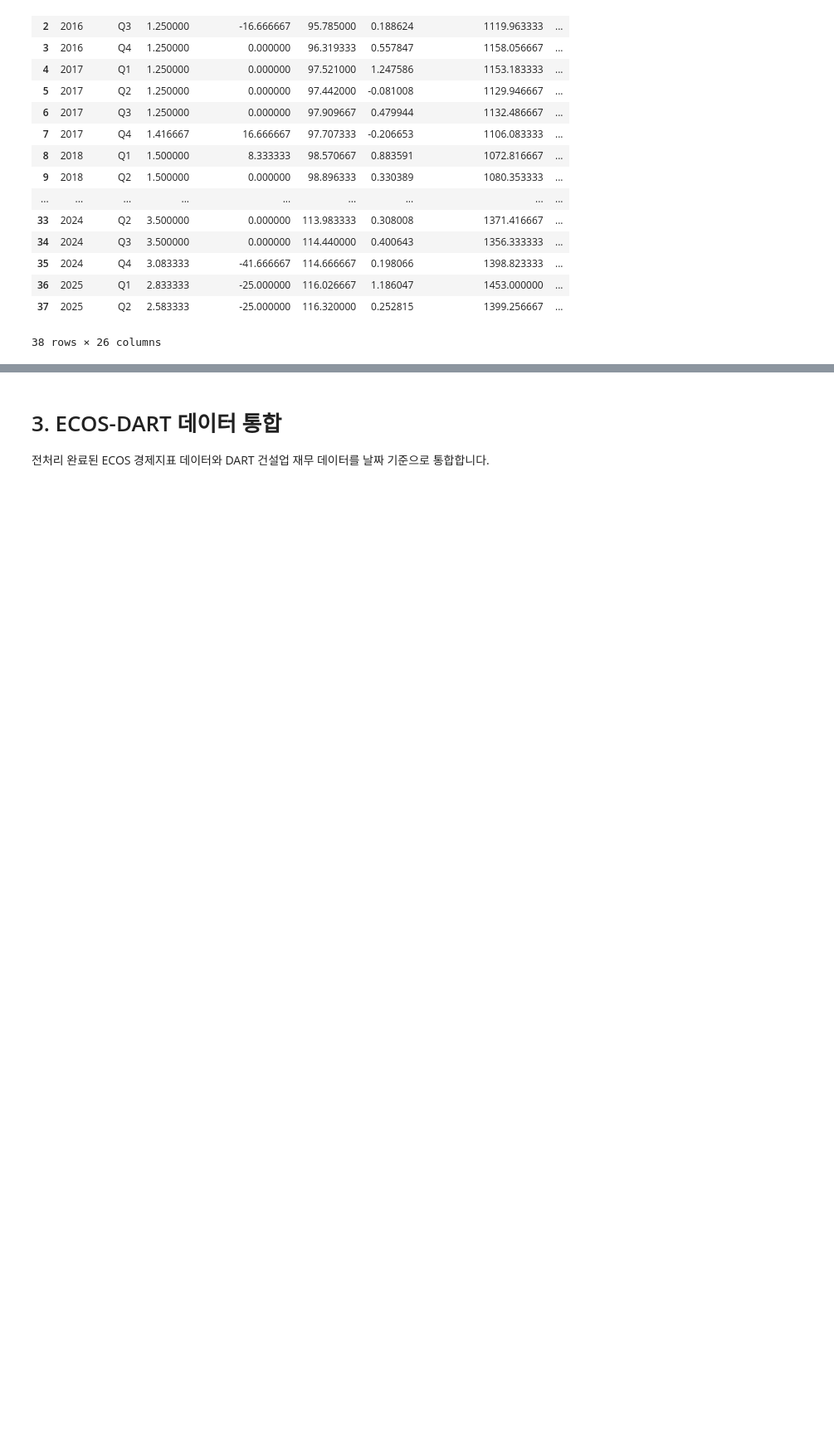
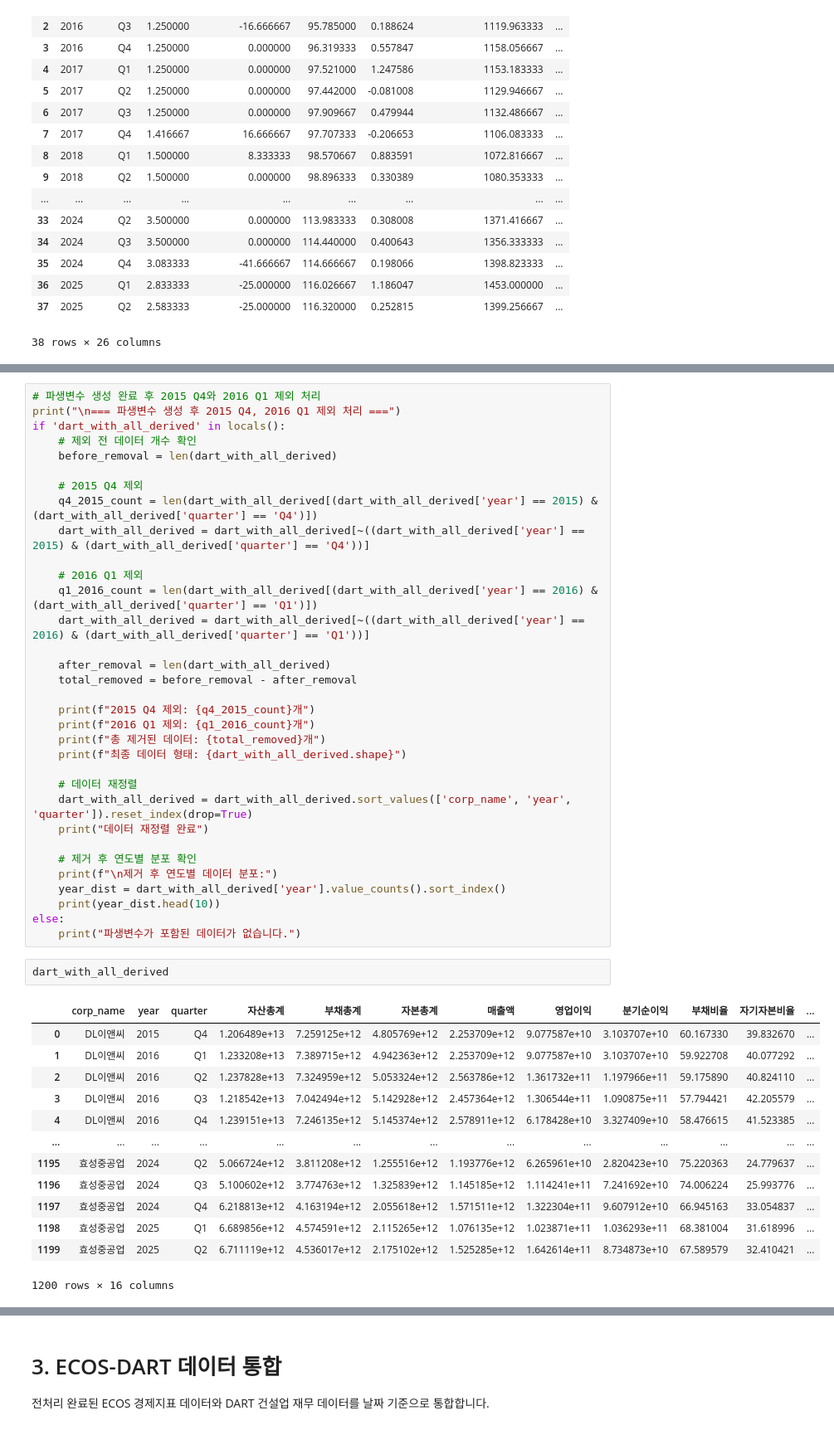
Before and after one commit to kor-ie-proj/kor-ie-proj, a Jupyter notebook: preprocessing/preprocessing.ipynb, the cells around one changed output, grey strips where cells are left out. Shown at 83% size. Cells and saved outputs as stored; diff of their text form; blank space fills up the shorter version.

Commit message:
dart_preprocessing/add32corp

```diff
--- a/preprocessing/preprocessing.ipynb
+++ b/preprocessing/preprocessing.ipynb
@@ -1204,5 +1334,54 @@ HDC현대산업개발 파생변수 계산 중...
 - ROE는 자본총계가 음수이거나 0인 경우 계산되지 않습니다.
 - 이상치가 발견된 경우 데이터 검토 후 필요시 조정하세요.
+# %%
+# 파생변수 생성 완료 후 2015 Q4와 2016 Q1 제외 처리
+print("\n=== 파생변수 생성 후 2015 Q4, 2016 Q1 제외 처리 ===")
+if 'dart_with_all_derived' in locals():
+    # 제외 전 데이터 개수 확인
+    before_removal = len(dart_with_all_derived)
+
+    # 2015 Q4 제외
+    q4_2015_count = len(dart_with_all_derived[(dart_with_all_derived['year'] == 2015) & (dart_with_all_derived['quarter'] == 'Q4')])
+    dart_with_all_derived = dart_with_all_derived[~((dart_with_all_derived['year'] == 2015) & (dart_with_all_derived['quarter'] == 'Q4'))]
+
+    # 2016 Q1 제외
+    q1_2016_count = len(dart_with_all_derived[(dart_with_all_derived['year'] == 2016) & (dart_with_all_derived['quarter'] == 'Q1')])
+    dart_with_all_derived = dart_with_all_derived[~((dart_with_all_derived['year'] == 2016) & (dart_with_all_derived['quarter'] == 'Q1'))]
+
+    after_removal = len(dart_with_all_derived)
+    total_removed = before_removal - after_removal
+
+    print(f"2015 Q4 제외: {q4_2015_count}개")
+    print(f"2016 Q1 제외: {q1_2016_count}개")
+    print(f"총 제거된 데이터: {total_removed}개")
+    print(f"최종 데이터 형태: {dart_with_all_derived.shape}")
+
+    # 데이터 재정렬
+    dart_with_all_derived = dart_with_all_derived.sort_values(['corp_name', 'year', 'quarter']).reset_index(drop=True)
+    print("데이터 재정렬 완료")
+
+    # 제거 후 연도별 분포 확인
+    print(f"\n제거 후 연도별 데이터 분포:")
+    year_dist = dart_with_all_derived['year'].value_counts().sort_index()
+    print(year_dist.head(10))
+else:
+    print("파생변수가 포함된 데이터가 없습니다.")
+# %%
+dart_with_all_derived
+# %% [output]
+|  | corp_name | year | quarter | 자산총계 | 부채총계 | 자본총계 | 매출액 | 영업이익 | 분기순이익 | 부채비율 | 자기자본비율 | ... |
+| 0 | DL이앤씨 | 2015 | Q4 | 1.206489e+13 | 7.259125e+12 | 4.805769e+12 | 2.253709e+12 | 9.077587e+10 | 3.103707e+10 | 60.167330 | 39.832670 | ... |
+| 1 | DL이앤씨 | 2016 | Q1 | 1.233208e+13 | 7.389715e+12 | 4.942363e+12 | 2.253709e+12 | 9.077587e+10 | 3.103707e+10 | 59.922708 | 40.077292 | ... |
+| 2 | DL이앤씨 | 2016 | Q2 | 1.237828e+13 | 7.324959e+12 | 5.053324e+12 | 2.563786e+12 | 1.361732e+11 | 1.197966e+11 | 59.175890 | 40.824110 | ... |
+| 3 | DL이앤씨 | 2016 | Q3 | 1.218542e+13 | 7.042494e+12 | 5.142928e+12 | 2.457364e+12 | 1.306544e+11 | 1.090875e+11 | 57.794421 | 42.205579 | ... |
+| 4 | DL이앤씨 | 2016 | Q4 | 1.239151e+13 | 7.246135e+12 | 5.145374e+12 | 2.578911e+12 | 6.178428e+10 | 3.327409e+10 | 58.476615 | 41.523385 | ... |
+| ... | ... | ... | ... | ... | ... | ... | ... | ... | ... | ... | ... | ... |
+| 1195 | 효성중공업 | 2024 | Q2 | 5.066724e+12 | 3.811208e+12 | 1.255516e+12 | 1.193776e+12 | 6.265961e+10 | 2.820423e+10 | 75.220363 | 24.779637 | ... |
+| 1196 | 효성중공업 | 2024 | Q3 | 5.100602e+12 | 3.774763e+12 | 1.325839e+12 | 1.145185e+12 | 1.114241e+11 | 7.241692e+10 | 74.006224 | 25.993776 | ... |
+| 1197 | 효성중공업 | 2024 | Q4 | 6.218813e+12 | 4.163194e+12 | 2.055618e+12 | 1.571511e+12 | 1.322304e+11 | 9.607912e+10 | 66.945163 | 33.054837 | ... |
+| 1198 | 효성중공업 | 2025 | Q1 | 6.689856e+12 | 4.574591e+12 | 2.115265e+12 | 1.076135e+12 | 1.023871e+11 | 1.036293e+11 | 68.381004 | 31.618996 | ... |
+| 1199 | 효성중공업 | 2025 | Q2 | 6.711119e+12 | 4.536017e+12 | 2.175102e+12 | 1.525285e+12 | 1.642614e+11 | 8.734873e+10 | 67.589579 | 32.410421 | ... |
+1200 rows × 16 columns
 # %%
 # 3단계: StandardScaler로 스케일 조정 (파생변수 포함)
 print("=== 4단계: 데이터 스케일링 (파생변수 포함) ===")
```
Also changed, not shown: parts of 12 cells of this notebook, 1 other file.
